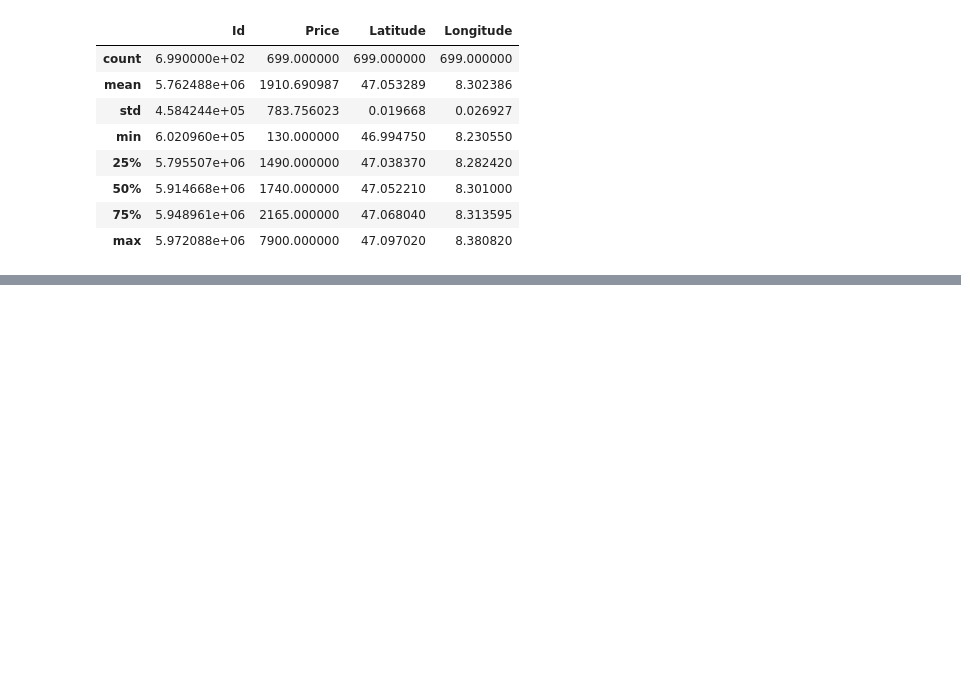
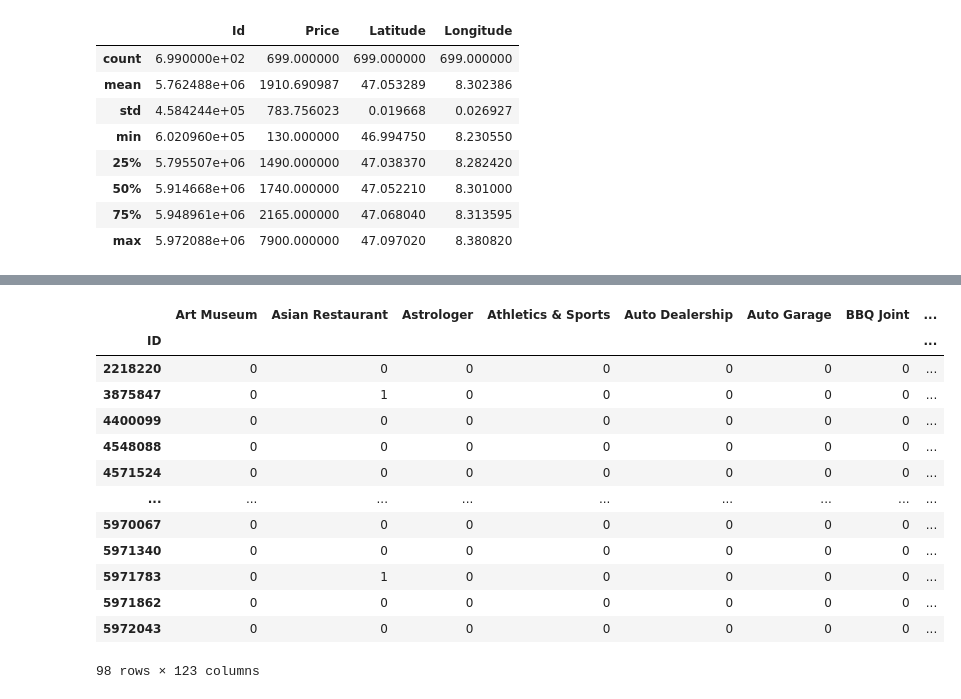
Before and after one commit to kesslmar/Coursera_Capstone, a Jupyter notebook: Battle_of_Neighbors_Capstone.ipynb, the cells around one changed output, grey strips where cells are left out. Drawn from its saved outputs; the diff is of its cells as text; code cells hidden in the pictures; blank space fills up the shorter version.

Commit message:
Formed onehot encoding for venues of a flat

```diff
--- a/Battle_of_Neighbors_Capstone.ipynb
+++ b/Battle_of_Neighbors_Capstone.ipynb
@@ -8,6 +8,7 @@ import requests
 import json
 import folium
 import branca.colormap as cm
+pd.set_option('display.max_columns', None)
 # %%
 # send requests
 
@@ -82,3 +131,18 @@ for lat, lng, price in zip(property_df['Latitude'], property_df['Longitude'], pr
 map_lucerne
 # %% [output]
 [interactive output not drawn]
+# %%
+CLIENT_ID = 'VV5H111QRCSXOLD5LF52CDDBI1S1QPDX5BFBOI3IJQHGYI4L' # your Foursquare ID
+CLIENT_SECRET = 'TEH4SQMZBUB1VHCJZQYNLNHCQTBLTEXIHBLY1VWM1FMSYU1N' # your Foursquare Secret
+VERSION = '20180604'
+RADIUS = 500
+LIMIT = 50
+print('Your credentails:')
+print('CLIENT_ID: ' + CLIENT_ID)
+print('CLIENT_SECRET:' + CLIENT_SECRET)
+
+flatID = 8015
+latitude = 47.04751
+longitude = 8.30613
+
+#47.04872, 8.29963
@@ -84,0 +153,3 @@ map_lucerne
+# %%
+sample = result_df.head(100)
+sample
@@ -84,0 +170,40 @@ map_lucerne
+# %%
+
+venues_list=[]
+
+for flatID, flatLat, flatLon in zip(sample['Id'], sample['Latitude'], sample['Longitude']):
+
+    url = 'https://api.foursquare.com/v2/venues/explore?client_id={}&client_secret={}&ll={},{}&v={}&radius={}&limit={}'.format(
+        CLIENT_ID, CLIENT_SECRET, flatLat, flatLon, VERSION, RADIUS, LIMIT)
+
+    results = requests.get(url).json()["response"]['groups'][0]['items']
+    for v in results:
+        venues_list.append([
+            flatID,
+            v['venue']['categories'][0]['name']
+        ])
+
+venues_df = pd.DataFrame(venues_list)
+venues_df.columns = ['ID', 'Category']
+
+onehot = pd.get_dummies(venues_df['Category'],  prefix="", prefix_sep="")
+onehot['ID'] = venues_df['ID']
+onehot = onehot.groupby('ID').sum()
+# %%
+onehot['sum'] = onehot.sum(axis=1)
+onehot
+# %% [output]
+|  | Art Museum | Asian Restaurant | Astrologer | Athletics & Sports | Auto Dealership | Auto Garage | BBQ Joint | ... |
+| ID |  |  |  |  |  |  |  | ... |
+| 2218220 | 0 | 0 | 0 | 0 | 0 | 0 | 0 | ... |
+| 3875847 | 0 | 1 | 0 | 0 | 0 | 0 | 0 | ... |
+| 4400099 | 0 | 0 | 0 | 0 | 0 | 0 | 0 | ... |
+| 4548088 | 0 | 0 | 0 | 0 | 0 | 0 | 0 | ... |
+| 4571524 | 0 | 0 | 0 | 0 | 0 | 0 | 0 | ... |
+| ... | ... | ... | ... | ... | ... | ... | ... | ... |
+| 5970067 | 0 | 0 | 0 | 0 | 0 | 0 | 0 | ... |
+| 5971340 | 0 | 0 | 0 | 0 | 0 | 0 | 0 | ... |
+| 5971783 | 0 | 1 | 0 | 0 | 0 | 0 | 0 | ... |
+| 5971862 | 0 | 0 | 0 | 0 | 0 | 0 | 0 | ... |
+| 5972043 | 0 | 0 | 0 | 0 | 0 | 0 | 0 | ... |
+98 rows × 123 columns
```
Also changed, not shown: parts of 6 cells of this notebook.
